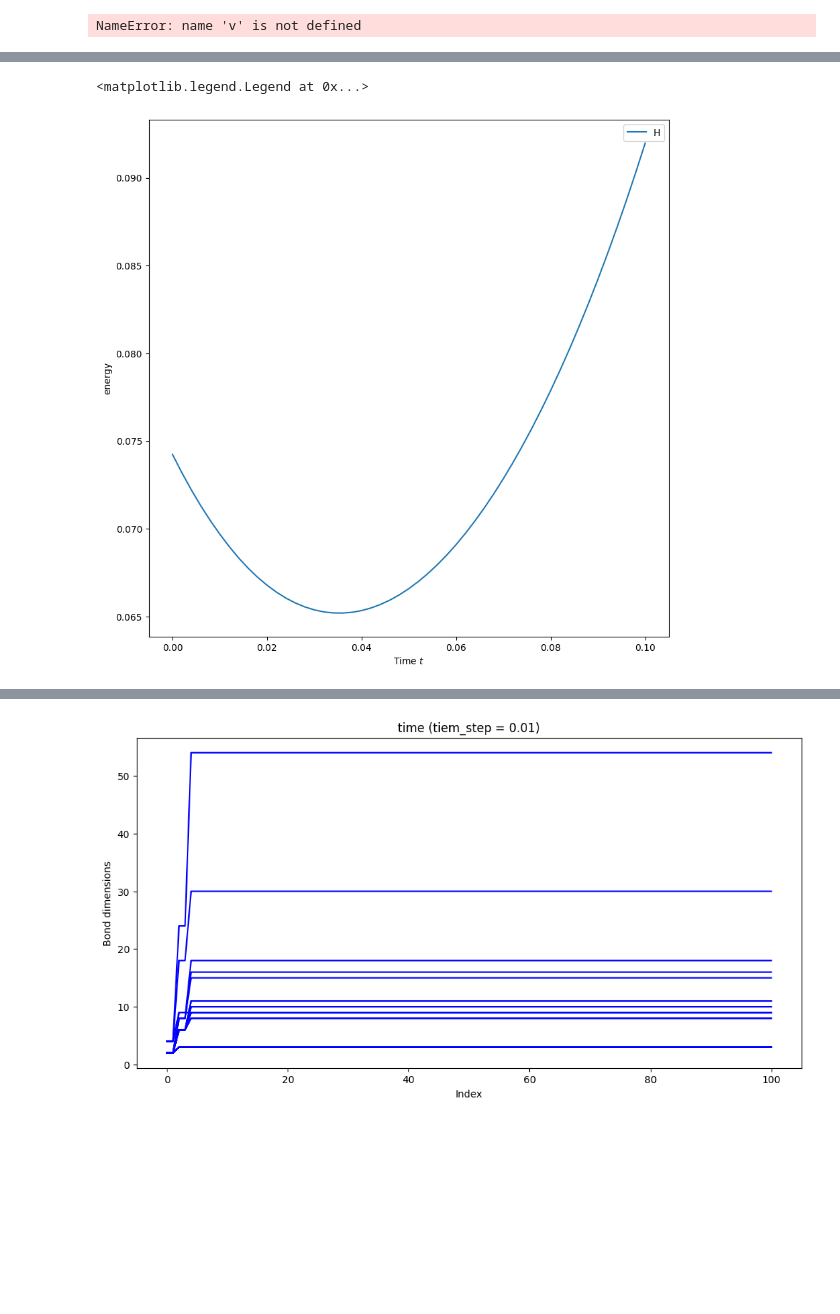
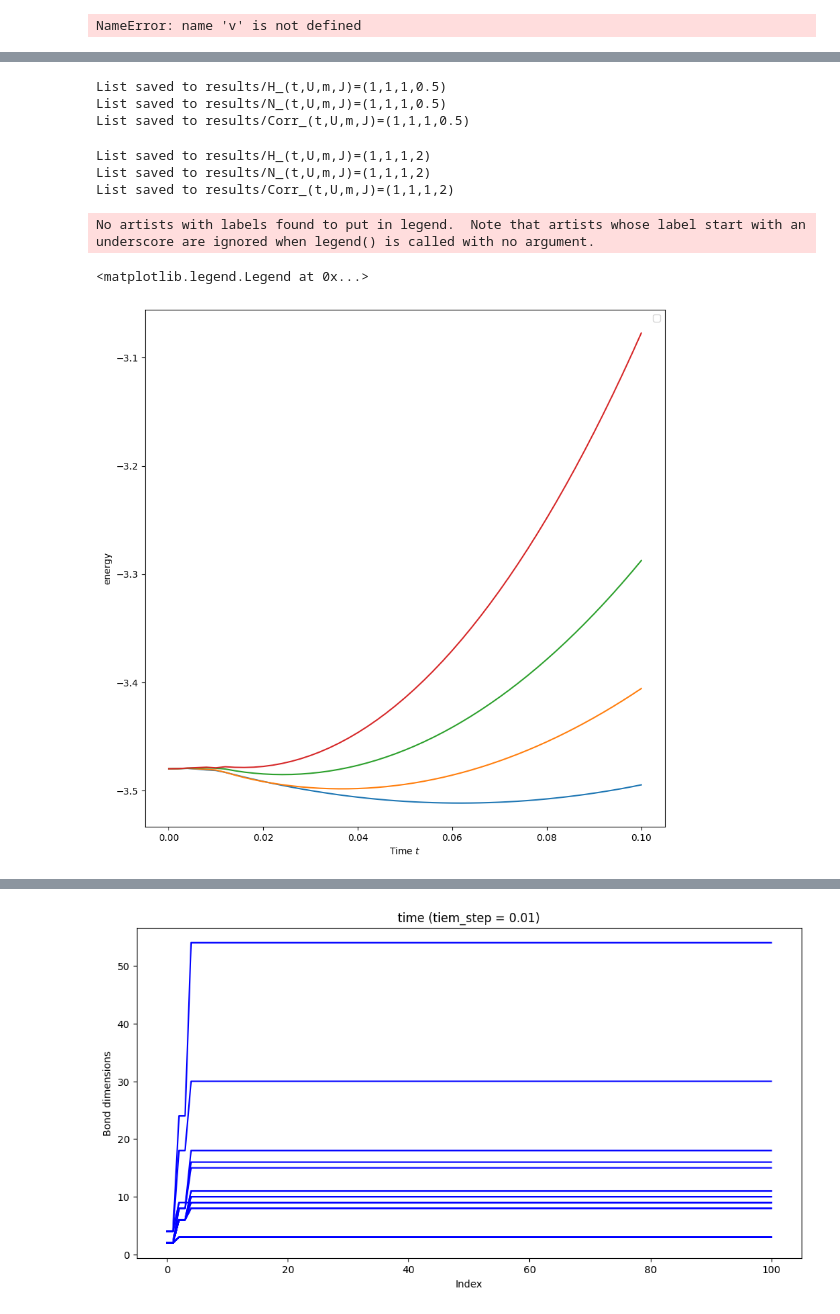
Before and after one commit to Pouri96/pytreenet, a Jupyter notebook: part 3.ipynb, the cells around one changed output, grey strips where cells are left out. Drawn from its saved outputs; the diff is of its cells as text; code cells hidden in the pictures; blank space fills up the shorter version.

```diff
--- a/part 3.ipynb
+++ b/part 3.ipynb
@@ -492,8 +492,8 @@ def substitute_out_or_in_legs_of_ttn_with_identity(state, out_or_in , bond_dim=2
             ttn.nodes[node_id].link_tensor(T)
     return ttn
 # %%
-t = 0.5
-U = 5
+t = 1
+U = 1
 m = 1
 
 # TTNO : Hamiltonian acting on in_legs
@@ -504,7 +504,7 @@ H = ptn.TTNO.from_hamiltonian(H1, ttn)
 # TTNO : Liouville operator
 creation_op, annihilation_op, number_op = ptn.bosonic_operators(d)
 L = creation_op
-J = 2
+J = 4
 H1 = Liouville(t, U, J, m ,L, 3, 3, d)
 H1 = H1.pad_with_identities(ttn , symbolic= True)
 L_fancy = ptn.TTNO.from_hamiltonian(H1, ttn)
@@ -565,14 +565,14 @@ tdvp_ex1 = ptn.SecondOrderOneSiteTDVP(initial_state = ttn,
                                      hamiltonian = L_fancy,
                                      time_step_size = 0.001,
                                      final_time = 0.1,
-                                     operators = [I, H ,N ,N1, Corr],
+                                     operators = [I, H ,N, Corr],
                                      num_vecs = 3,
                                      tau = 1e-3,
                                      SVDParameters = ptn.SVDParameters(max_bond_dim = 20 , rel_tol= 1e-2 , total_tol = -np.inf),
-                                     expansion_steps = 10,
+                                     expansion_steps = 5,
                                      initial_tol= 1e-20,
                                      tol_step= 1,
-                                     max_bond= 20,
+                                     max_bond= 30,
                                      norm_tol= 0,
                                      KrylovBasisMode = ptn.KrylovBasisMode.apply_1st_order_expansion,
                                      config = ptn.TTNTimeEvolutionConfig(record_bond_dim=True,
@@ -640,0 +630,8 @@ array(0.16430613+0.9864094j)
+# %%
+save_list(results_H, "H_(t,U,m,J)=(1,1,1,0.5)")
+save_list(results_N , "N_(t,U,m,J)=(1,1,1,0.5)" )
+save_list(results_Corr , "Corr_(t,U,m,J)=(1,1,1,0.5)" )
+# %% [output]
+List saved to results/H_(t,U,m,J)=(1,1,1,0.5)
+List saved to results/N_(t,U,m,J)=(1,1,1,0.5)
+List saved to results/Corr_(t,U,m,J)=(1,1,1,0.5)
@@ -641,13 +744,25 @@ array(0.16430613+0.9864094j)
+# %%
+save_list(H, "H_(t,U,m,J)=(1,1,1,2)")
+save_list(N, "N_(t,U,m,J)=(1,1,1,2)")
+save_list(Corr, "Corr_(t,U,m,J)=(1,1,1,2)")
+# %% [output]
+List saved to results/H_(t,U,m,J)=(1,1,1,2)
+List saved to results/N_(t,U,m,J)=(1,1,1,2)
+List saved to results/Corr_(t,U,m,J)=(1,1,1,2)
 # %%
 import matplotlib.pyplot as plt
 
 fig1, axs1 = plt.subplots(1, 1, sharex=True, figsize=(10,10))
 
-axs1.plot(times, results_Corr , label="H")
+axs1.plot(times, load_list("H_(t,U,m,J)=(1,1,1,0.5)") , label="")
+axs1.plot(times, load_list("H_(t,U,m,J)=(1,1,1,1)") , label="")
+axs1.plot(times, load_list("H_(t,U,m,J)=(1,1,1,1.5)") , label="")
+axs1.plot(times, load_list("H_(t,U,m,J)=(1,1,1,2)") , label="")
 
 axs1.set_xlabel("Time $t$")
 axs1.set_ylabel("energy")
 axs1.legend()
 # %% [output]
-<matplotlib.legend.Legend at 0x...>
+No artists with labels found to put in legend.  Note that artists whose label start with an underscore are ignored when legend() is called with no argument.
+<matplotlib.legend.Legend at 0x...>
-[figure, old version]
+[figure, new version]
```
Also changed, not shown: parts of 13 cells of this notebook.
